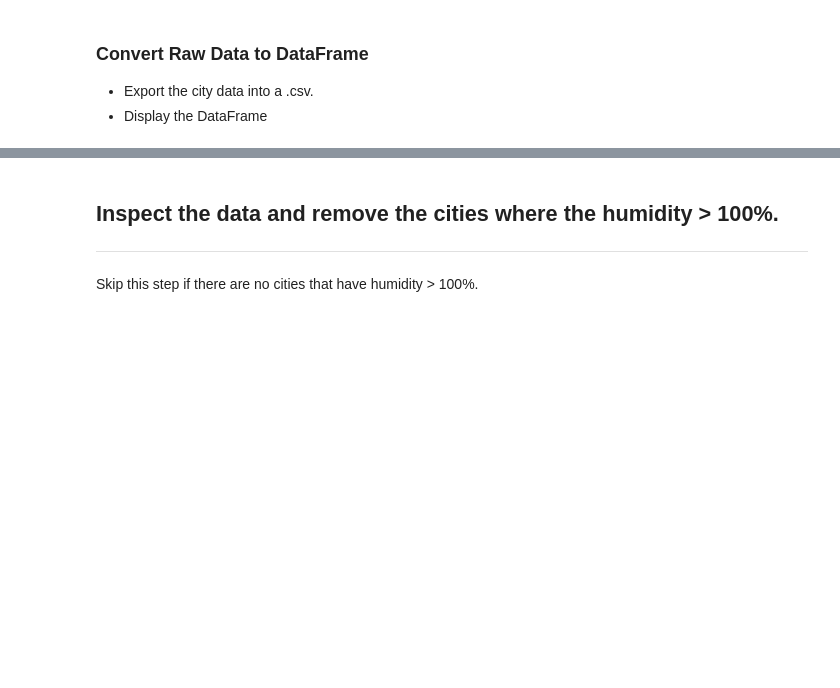
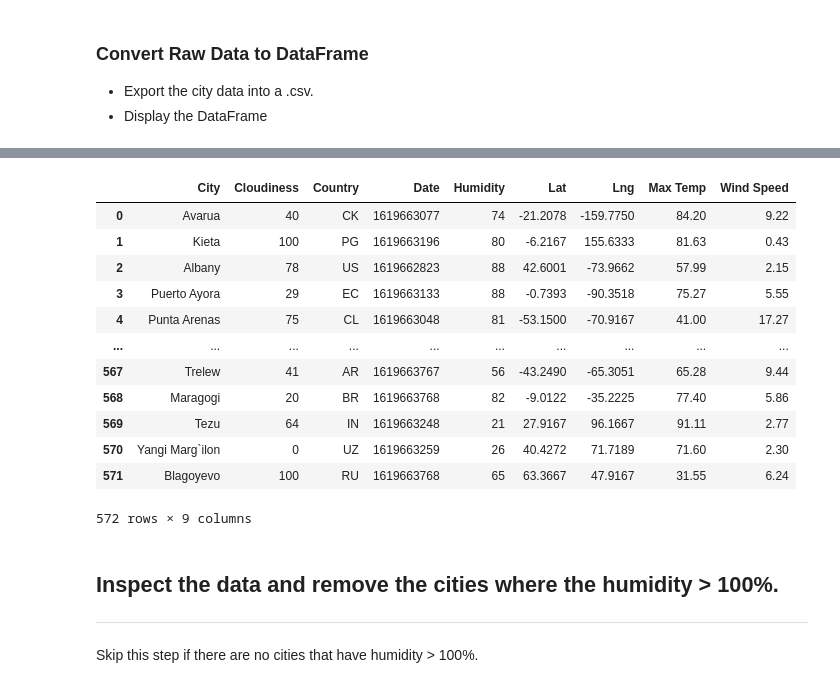
Before and after one commit to nicky-plat/Weather_and_Vacation_Analysis, a Jupyter notebook: Instructions/starter_code/WeatherPy_Nick.ipynb, the cells around one changed output, grey strips where cells are left out. Cells and saved outputs as stored; diff of their text form; code cells hidden in the pictures; blank space fills up the shorter version.

```diff
--- a/Instructions/starter_code/WeatherPy_Nick.ipynb
+++ b/Instructions/starter_code/WeatherPy_Nick.ipynb
@@ -111,3 +154,19 @@ Data Retrieval Complete
+# %%
+weather_dict
+# %% [output]
+|  | City | Cloudiness | Country | Date | Humidity | Lat | Lng | Max Temp | Wind Speed |
+| 0 | Avarua | 40 | CK | 1619663077 | 74 | -21.2078 | -159.7750 | 84.20 | 9.22 |
+| 1 | Kieta | 100 | PG | 1619663196 | 80 | -6.2167 | 155.6333 | 81.63 | 0.43 |
+| 2 | Albany | 78 | US | 1619662823 | 88 | 42.6001 | -73.9662 | 57.99 | 2.15 |
+| 3 | Puerto Ayora | 29 | EC | 1619663133 | 88 | -0.7393 | -90.3518 | 75.27 | 5.55 |
+| 4 | Punta Arenas | 75 | CL | 1619663048 | 81 | -53.1500 | -70.9167 | 41.00 | 17.27 |
+| ... | ... | ... | ... | ... | ... | ... | ... | ... | ... |
+| 567 | Trelew | 41 | AR | 1619663767 | 56 | -43.2490 | -65.3051 | 65.28 | 9.44 |
+| 568 | Maragogi | 20 | BR | 1619663768 | 82 | -9.0122 | -35.2225 | 77.40 | 5.86 |
+| 569 | Tezu | 64 | IN | 1619663248 | 21 | 27.9167 | 96.1667 | 91.11 | 2.77 |
+| 570 | Yangi Marg`ilon | 0 | UZ | 1619663259 | 26 | 40.4272 | 71.7189 | 71.60 | 2.30 |
+| 571 | Blagoyevo | 100 | RU | 1619663768 | 65 | 63.3667 | 47.9167 | 31.55 | 6.24 |
+572 rows × 9 columns
 # %% [markdown]
 ## Inspect the data and remove the cities where the humidity > 100%.
 ----
```
Also changed, not shown: parts of 26 cells of this notebook, 1 other file.
